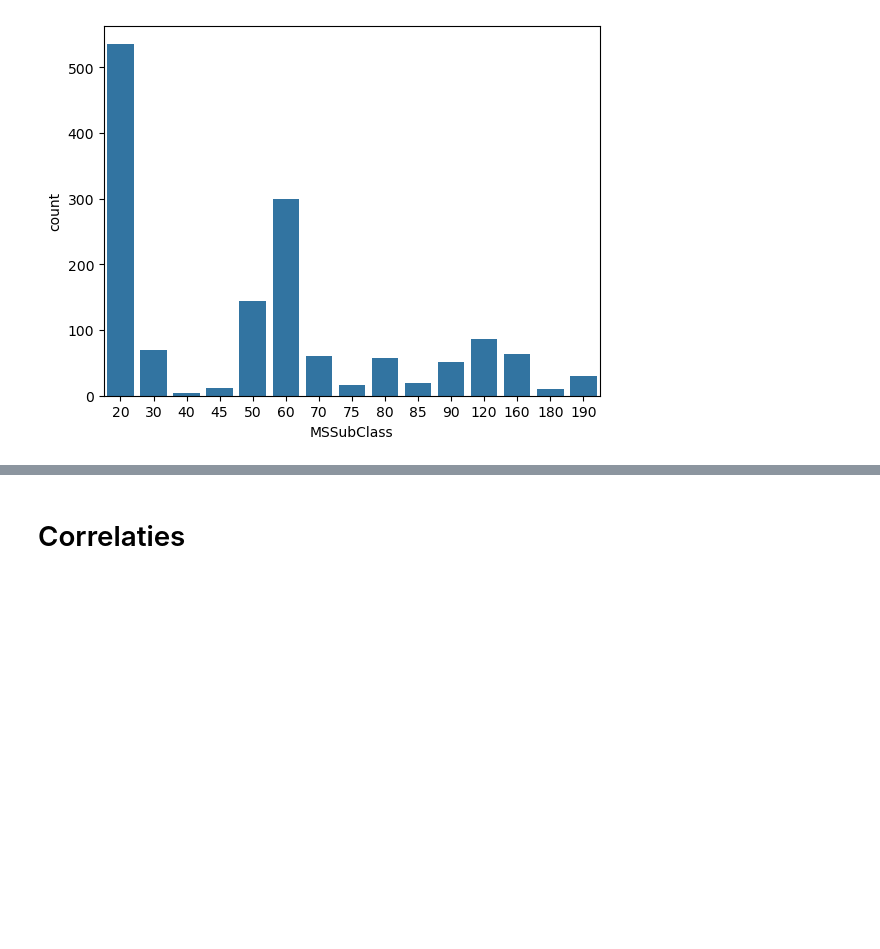
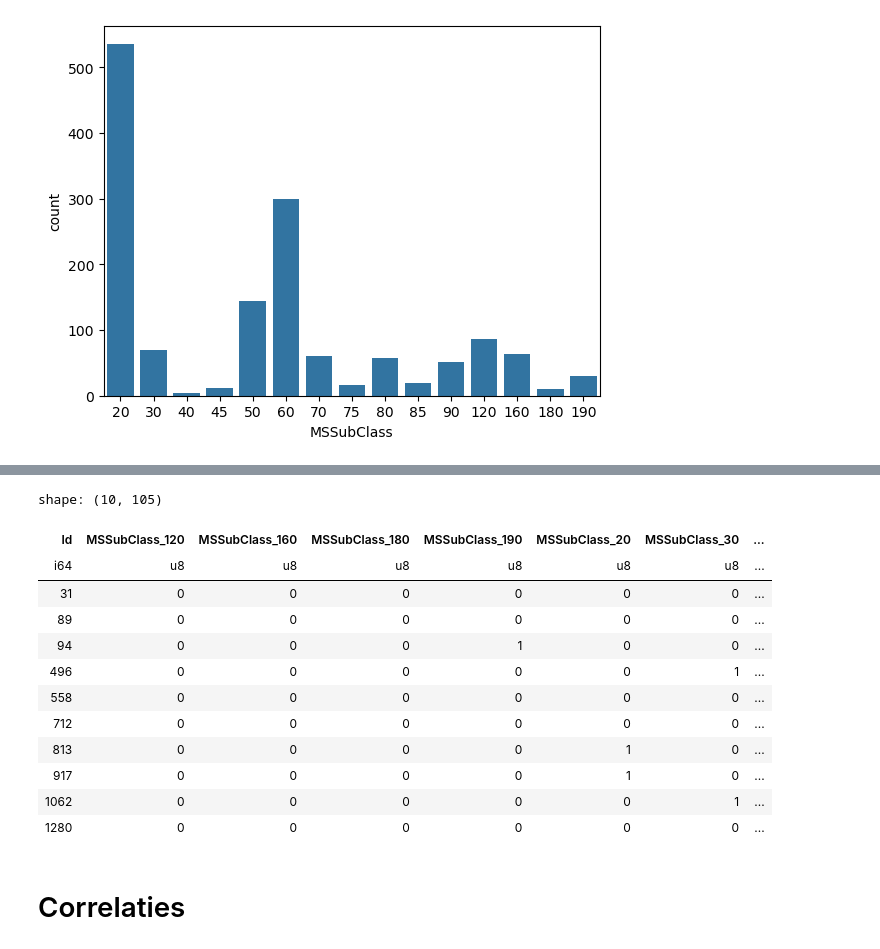
Before and after one commit to Repsajsov/Kaggle, a Jupyter notebook: HousePrices/eda.ipynb, the cells around one changed output, grey strips where cells are left out. Drawn from its saved outputs; the diff is of its cells as text; code cells hidden in the pictures; blank space fills up the shorter version.

```diff
--- a/HousePrices/eda.ipynb
+++ b/HousePrices/eda.ipynb
@@ -64,0 +145,16 @@ shape: (1, 10)
+# %%
+df.filter(pl.col("MSZoning") == "C (all)")
+# %% [output]
+shape: (10, 105)
+| Id | MSSubClass_120 | MSSubClass_160 | MSSubClass_180 | MSSubClass_190 | MSSubClass_20 | MSSubClass_30 | ... |
+| i64 | u8 | u8 | u8 | u8 | u8 | u8 | ... |
+| 31 | 0 | 0 | 0 | 0 | 0 | 0 | ... |
+| 89 | 0 | 0 | 0 | 0 | 0 | 0 | ... |
+| 94 | 0 | 0 | 0 | 1 | 0 | 0 | ... |
+| 496 | 0 | 0 | 0 | 0 | 0 | 1 | ... |
+| 558 | 0 | 0 | 0 | 0 | 0 | 0 | ... |
+| 712 | 0 | 0 | 0 | 0 | 0 | 0 | ... |
+| 813 | 0 | 0 | 0 | 0 | 1 | 0 | ... |
+| 917 | 0 | 0 | 0 | 0 | 1 | 0 | ... |
+| 1062 | 0 | 0 | 0 | 0 | 0 | 1 | ... |
+| 1280 | 0 | 0 | 0 | 0 | 0 | 0 | ... |
```
Also changed, not shown: parts of 11 cells of this notebook.
